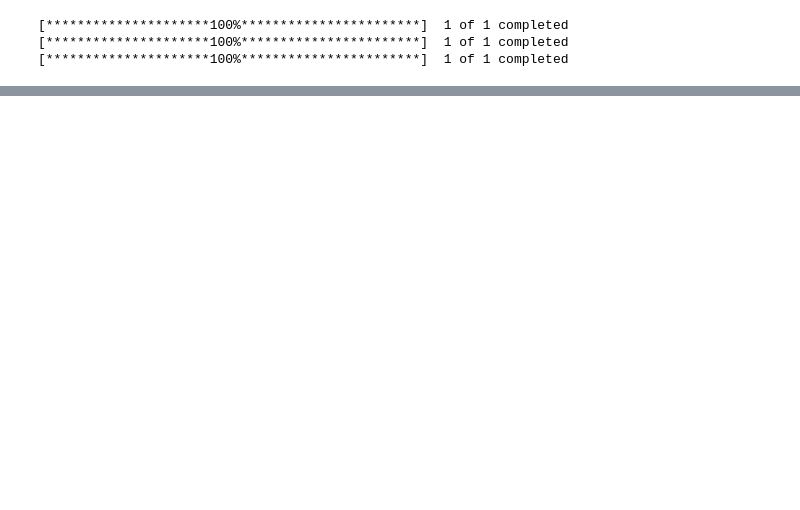
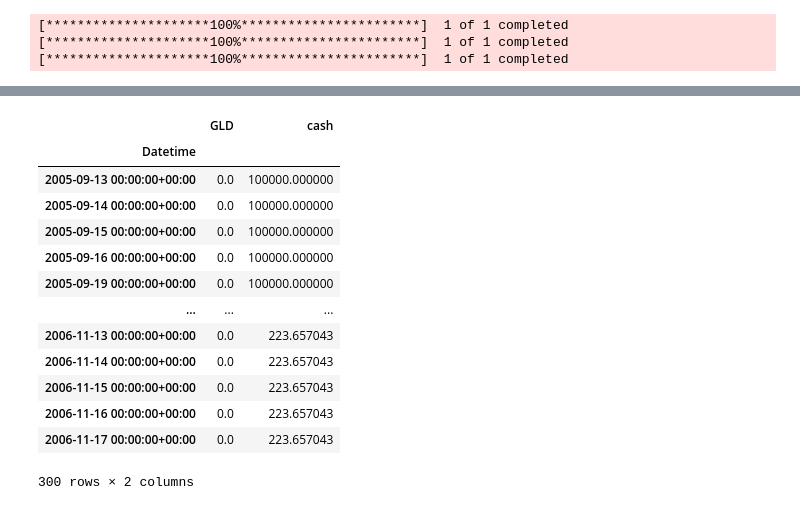
Before and after one commit to Lillian1228/quant_strategies, a Jupyter notebook: notebooks/sma_backtest.ipynb, the cells around one changed output, grey strips where cells are left out. Cells and saved outputs as stored; diff of their text form; code cells hidden in the pictures; blank space fills up the shorter version.

```diff
--- a/notebooks/sma_backtest.ipynb
+++ b/notebooks/sma_backtest.ipynb
@@ -250,0 +269,4 @@ results[0]
+# %%
+pyfolio = results[0].analyzers.getbyname('pyfolio')
+returns, positions, transactions, gross_lev = pyfolio.get_pf_items()
+#pyfolio.get_pf_items()
@@ -250,0 +291,17 @@ results[0]
+# %%
+positions.head(300)
+# %% [output]
+|  | GLD | cash |
+| Datetime |  |  |
+| 2005-09-13 00:00:00+00:00 | 0.0 | 100000.000000 |
+| 2005-09-14 00:00:00+00:00 | 0.0 | 100000.000000 |
+| 2005-09-15 00:00:00+00:00 | 0.0 | 100000.000000 |
+| 2005-09-16 00:00:00+00:00 | 0.0 | 100000.000000 |
+| 2005-09-19 00:00:00+00:00 | 0.0 | 100000.000000 |
+| ... | ... | ... |
+| 2006-11-13 00:00:00+00:00 | 0.0 | 223.657043 |
+| 2006-11-14 00:00:00+00:00 | 0.0 | 223.657043 |
+| 2006-11-15 00:00:00+00:00 | 0.0 | 223.657043 |
+| 2006-11-16 00:00:00+00:00 | 0.0 | 223.657043 |
+| 2006-11-17 00:00:00+00:00 | 0.0 | 223.657043 |
+300 rows × 2 columns
```
Also changed, not shown: parts of 13 cells of this notebook, 1 other file.
